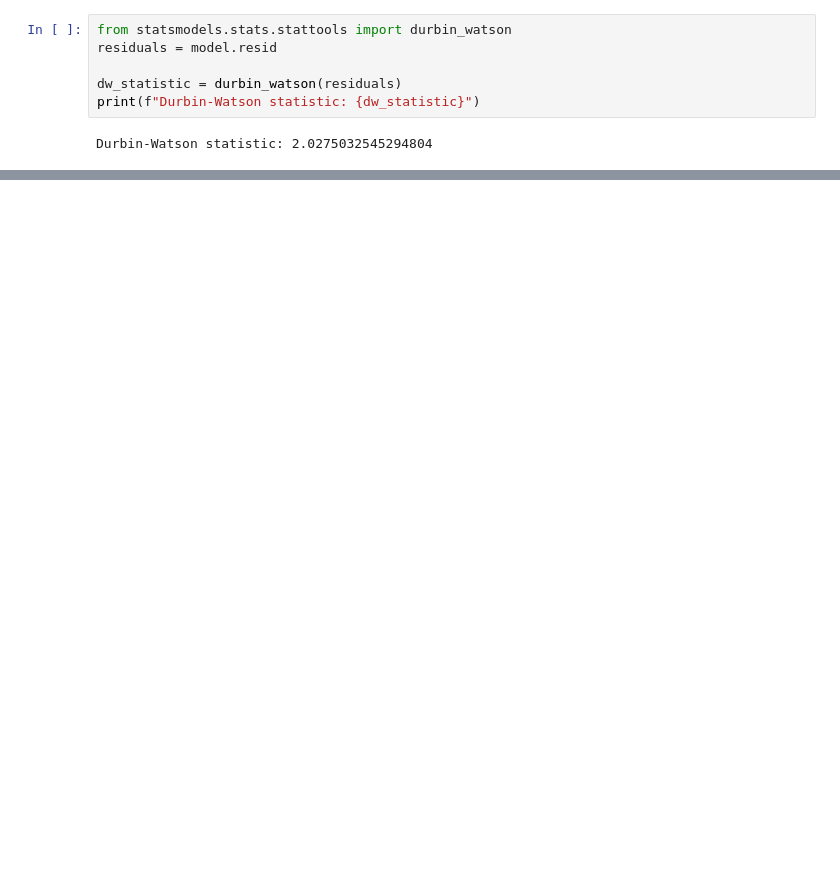
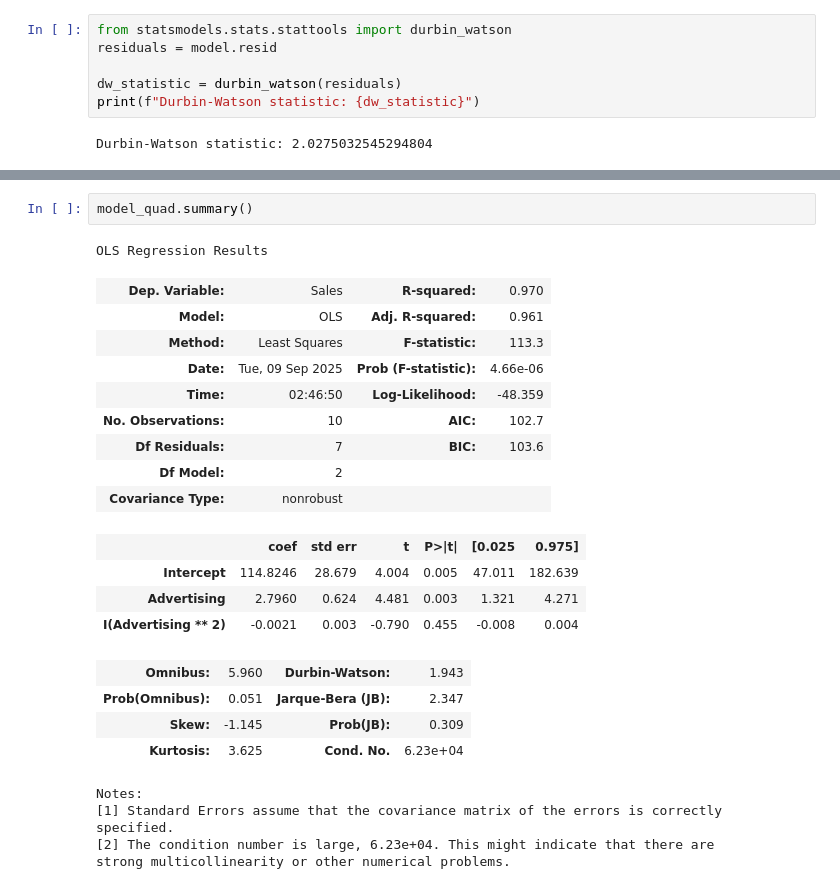
Before and after one commit to RomandRapido/APM1215-TimeSeries, a Jupyter notebook: FA1_Lansangan/FA1_Lansangan.ipynb, the cells around one changed output, grey strips where cells are left out. Cells and saved outputs as stored; diff of their text form; blank space fills up the shorter version.

Commit message:
Final Before error task 3.3

```diff
--- a/FA1_Lansangan/FA1_Lansangan.ipynb
+++ b/FA1_Lansangan/FA1_Lansangan.ipynb
@@ -763,0 +898,25 @@ plt.show()
+# %%
+model_quad.summary()
+# %% [output]
+OLS Regression Results
+| Dep. Variable: | Sales | R-squared: | 0.970 |
+| Model: | OLS | Adj. R-squared: | 0.961 |
+| Method: | Least Squares | F-statistic: | 113.3 |
+| Date: | Tue, 09 Sep 2025 | Prob (F-statistic): | 4.66e-06 |
+| Time: | 02:46:50 | Log-Likelihood: | -48.359 |
+| No. Observations: | 10 | AIC: | 102.7 |
+| Df Residuals: | 7 | BIC: | 103.6 |
+| Df Model: | 2 |  |  |
+| Covariance Type: | nonrobust |  |  |
+|  | coef | std err | t | P>|t| | [0.025 | 0.975] |
+| Intercept | 114.8246 | 28.679 | 4.004 | 0.005 | 47.011 | 182.639 |
+| Advertising | 2.7960 | 0.624 | 4.481 | 0.003 | 1.321 | 4.271 |
+| I(Advertising ** 2) | -0.0021 | 0.003 | -0.790 | 0.455 | -0.008 | 0.004 |
+| Omnibus: | 5.960 | Durbin-Watson: | 1.943 |
+| Prob(Omnibus): | 0.051 | Jarque-Bera (JB): | 2.347 |
+| Skew: | -1.145 | Prob(JB): | 0.309 |
+| Kurtosis: | 3.625 | Cond. No. | 6.23e+04 |
+Notes:
+[1] Standard Errors assume that the covariance matrix of the errors is correctly specified.
+[2] The condition number is large, 6.23e+04. This might indicate that there are
+strong multicollinearity or other numerical problems.
```
Also changed, not shown: parts of 20 cells of this notebook, 1 other file.
